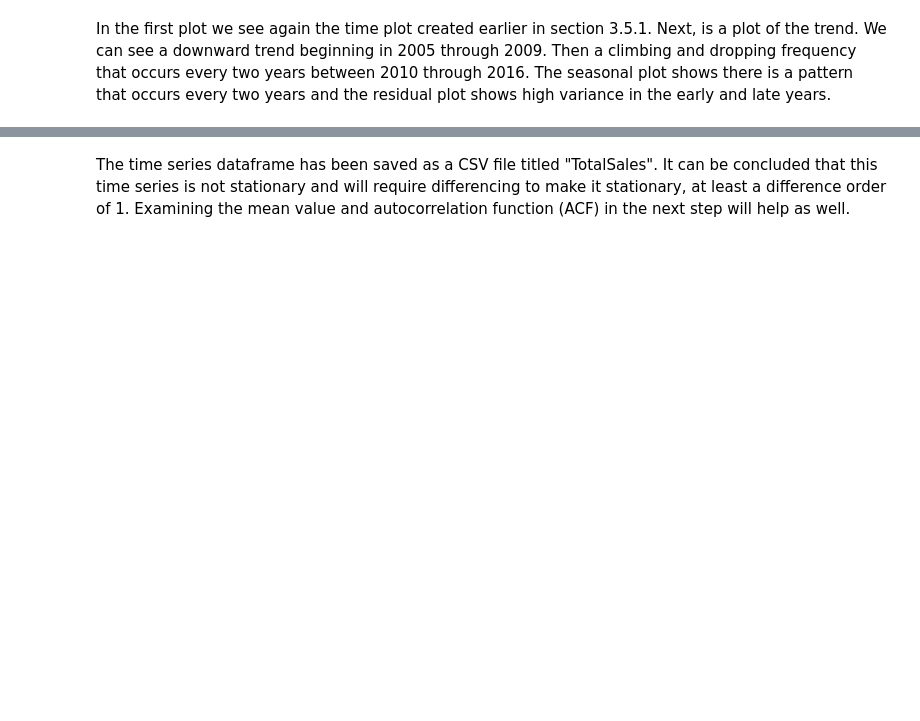
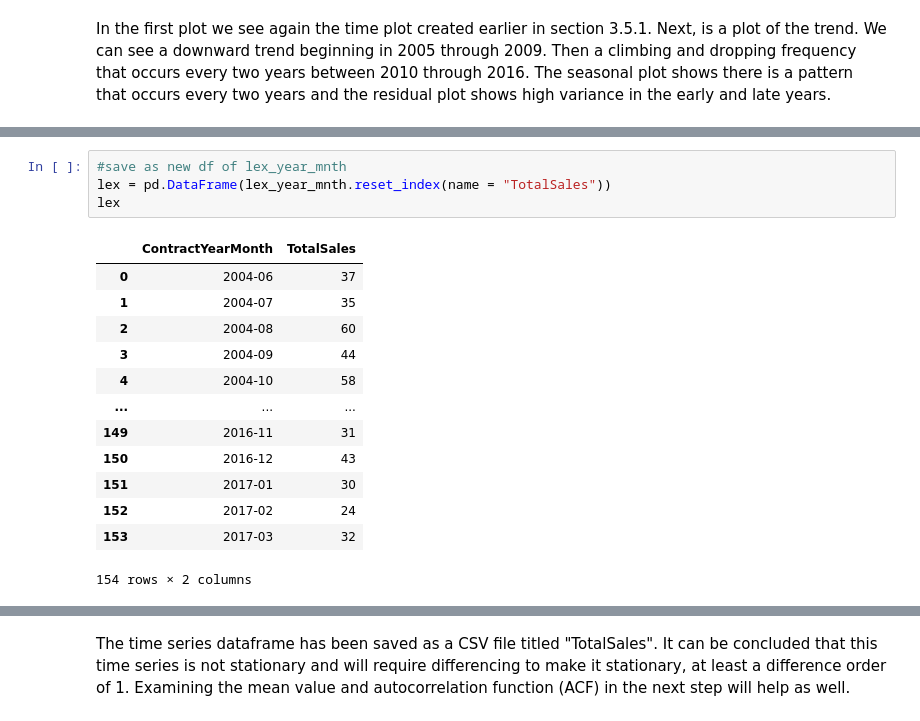
Before and after one commit to martell-n-tardy/Forecasting-with-a-Time-Series-Model-using-Python, a Jupyter notebook: notebooks/Exploratory Data Analysis.ipynb, the cells around one changed output, grey strips where cells are left out. Saved outputs shown, nothing was run; the diff lists cells and outputs as text; blank space fills up the shorter version.

```diff
--- a/notebooks/Exploratory Data Analysis.ipynb
+++ b/notebooks/Exploratory Data Analysis.ipynb
@@ -218,0 +314,18 @@ In the first plot we see again the time plot created earlier in section 3.5.1. N
+# %%
+#save as new df of lex_year_mnth
+lex = pd.DataFrame(lex_year_mnth.reset_index(name = "TotalSales"))
+lex
+# %% [output]
+|  | ContractYearMonth | TotalSales |
+| 0 | 2004-06 | 37 |
+| 1 | 2004-07 | 35 |
+| 2 | 2004-08 | 60 |
+| 3 | 2004-09 | 44 |
+| 4 | 2004-10 | 58 |
+| ... | ... | ... |
+| 149 | 2016-11 | 31 |
+| 150 | 2016-12 | 43 |
+| 151 | 2017-01 | 30 |
+| 152 | 2017-02 | 24 |
+| 153 | 2017-03 | 32 |
+154 rows × 2 columns
```
Also changed, not shown: parts of 29 cells of this notebook.
